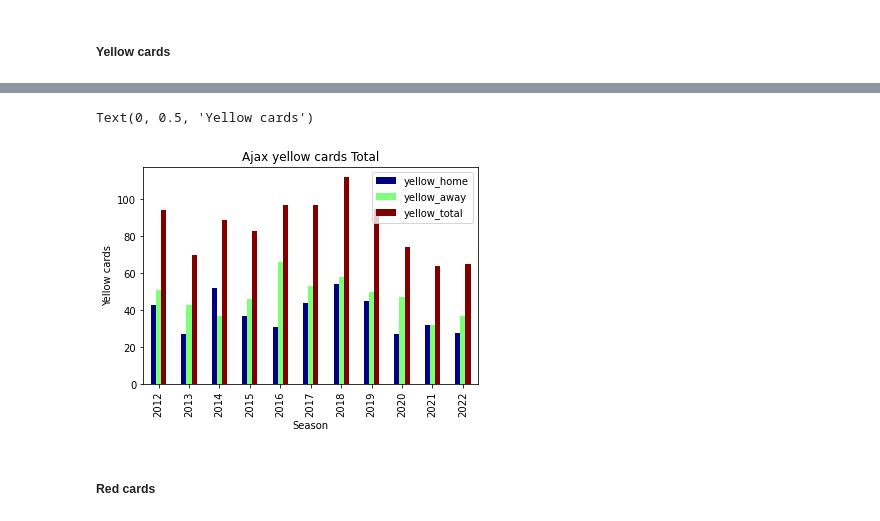
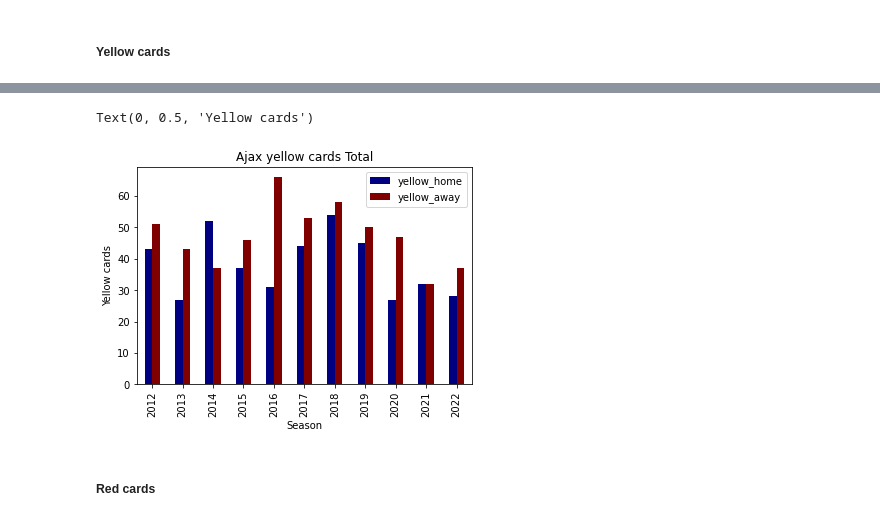
Before and after one commit to mohammedaljader/Football_Predictions_ML, a Jupyter notebook: notebook.ipynb, the cells around one changed output, grey strips where cells are left out. Saved outputs shown, nothing was run; the diff lists cells and outputs as text; code cells hidden in the pictures.

```diff
--- a/notebook.ipynb
+++ b/notebook.ipynb
@@ -619,22 +322,19 @@ Text(0, 0.5, 'Yellow Cards')
 # %%
 # make new dataframe in order to aggregate
 dfAjaxYellowCardTotalEachSeason = pd.DataFrame()
 AjaxAwayYellowCards= GroupBySeasenAjaxYellowCardAway['yellowCard_nr']
 AjaxHomeYellowCards= GroupBySeasenAjaxYellowCardHome['yellowCard_nr']
 dfAjaxYellowCardTotalEachSeason['yellow_home'] = AjaxHomeYellowCards
 dfAjaxYellowCardTotalEachSeason["yellow_away"] = AjaxAwayYellowCards
-sum_AllYellowCardsInEachSeason = dfAjaxYellowCardTotalEachSeason["yellow_home"] + dfAjaxYellowCardTotalEachSeason["yellow_away"]
-dfAjaxYellowCardTotalEachSeason["yellow_total"] = sum_AllYellowCardsInEachSeason
-
 
 # plot Ajax Goals in each Season Total
 dfAjaxYellowCardsTotalEachSeasonPlot = pd.DataFrame(dfAjaxYellowCardTotalEachSeason)
 ax = dfAjaxYellowCardsTotalEachSeasonPlot.plot(lw=2, colormap='jet', kind = 'bar', title='Ajax yellow cards Total')
 ax.set_xlabel("Season")
 ax.set_ylabel("Yellow cards")
 # %% [output]
 Text(0, 0.5, 'Yellow cards')
-[figure, old version]
+[figure, new version]
 # %% [markdown]
 <h5>Red cards</h5>
 # %%
```
Also changed, not shown: parts of 150 cells of this notebook.
